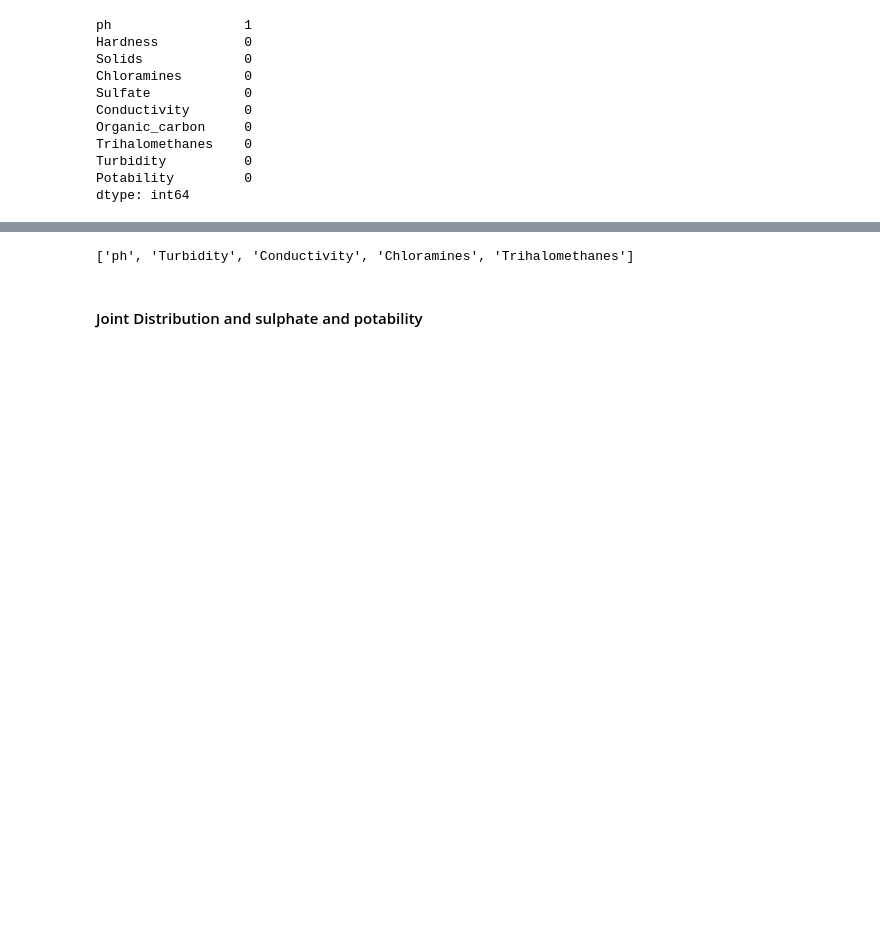
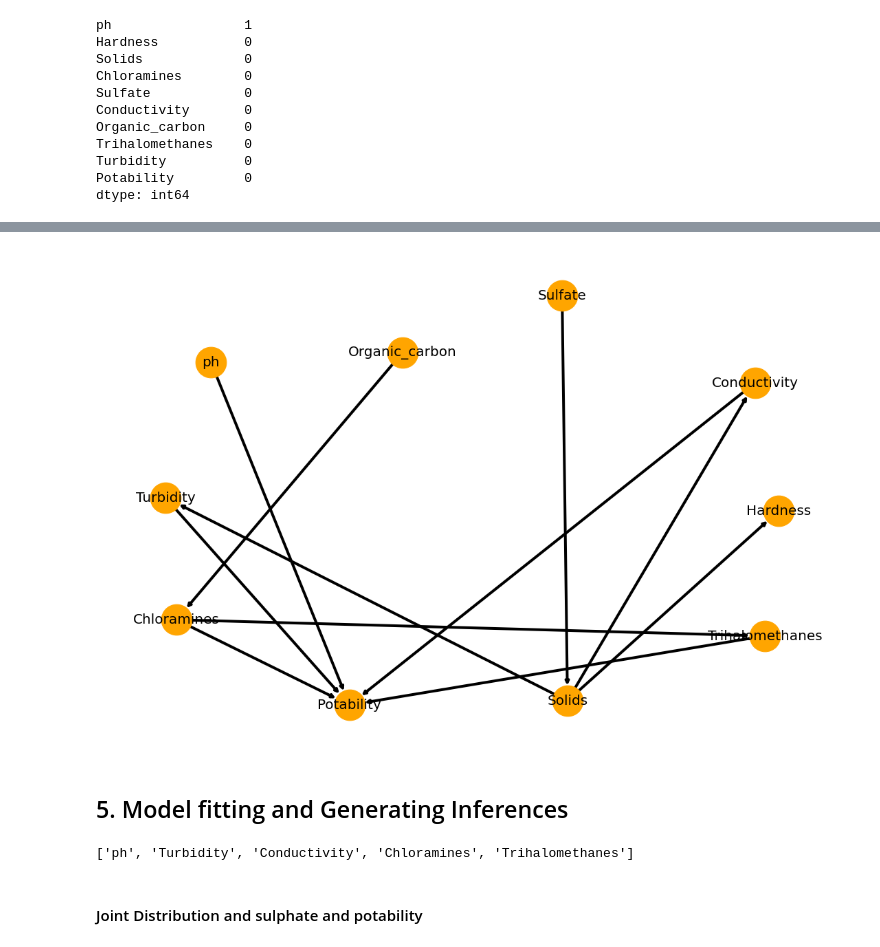
Before and after one commit to umang8496/bits-dse, a Jupyter notebook: aci_assignment_02/final_part1_notebook_p1.ipynb, the cells around one changed output, grey strips where cells are left out. Drawn from its saved outputs; the diff is of its cells as text; code cells hidden in the pictures; blank space fills up the shorter version.

```diff
--- a/aci_assignment_02/final_part1_notebook_p1.ipynb
+++ b/aci_assignment_02/final_part1_notebook_p1.ipynb
@@ -359,3 +415,27 @@ plt.show()
+# %%
+edges_manual = list([
+        ('ph', 'Potability'),
+        ('Sulfate', 'Solids'),
+        ('Solids','Hardness'),
+        ('Solids','Turbidity'),
+        ('Solids','Conductivity'),
+        ('Turbidity', 'Potability'),
+        ('Conductivity','Potability'),
+        ('Organic_carbon','Chloramines'),
+        ('Chloramines','Trihalomethanes'),
+        ('Chloramines','Potability'),
+        ('Trihalomethanes','Potability')])
+
+manual_model = BayesianModel(edges_manual)
+
+%matplotlib inline
+_ = plt.figure(figsize = (15,10))
+nx.draw(manual_model, pos=nx.spring_layout(manual_model), with_labels=True, node_size=2000, node_color="orange", width=4, font_size=20)
+_ = plt.show()
+# %% [output]
+[figure, added]
+# %% [markdown]
+## 5. Model fitting and Generating Inferences
 # %%
 bayesian_model = BayesianModel(edges_manual)
 # %%
```
Also changed, not shown: parts of 119 cells of this notebook.
